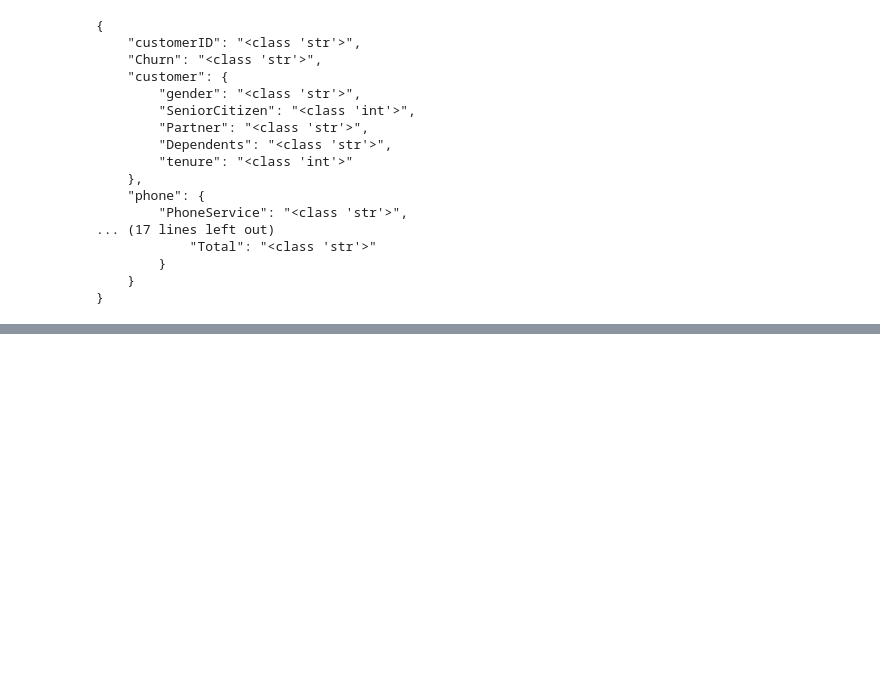
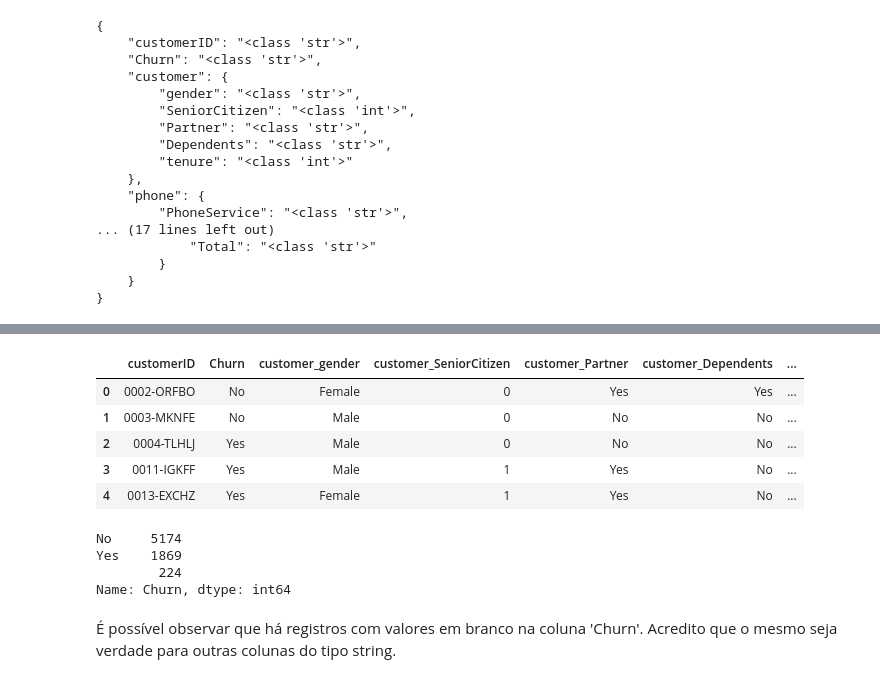
Before and after one commit to vinszrt/alura-voz, a Jupyter notebook: 01. Limpeza dos dados/01. Limpeza dos dados.ipynb, the cells around one changed output, grey strips where cells are left out. Saved outputs shown, nothing was run; the diff lists cells and outputs as text; code cells hidden in the pictures; blank space fills up the shorter version.

```diff
--- a/01. Limpeza dos dados/01. Limpeza dos dados.ipynb
+++ b/01. Limpeza dos dados/01. Limpeza dos dados.ipynb
@@ -43,0 +108,20 @@ Primeiramente, foi possível observar que há dicionários aninhados *(por isso
+# %%
+pd.set_option('display.max_columns', 21)
+dados.head()
+# %% [output]
+|  | customerID | Churn | customer_gender | customer_SeniorCitizen | customer_Partner | customer_Dependents | ... |
+| 0 | 0002-ORFBO | No | Female | 0 | Yes | Yes | ... |
+| 1 | 0003-MKNFE | No | Male | 0 | No | No | ... |
+| 2 | 0004-TLHLJ | Yes | Male | 0 | No | No | ... |
+| 3 | 0011-IGKFF | Yes | Male | 1 | Yes | No | ... |
+| 4 | 0013-EXCHZ | Yes | Female | 1 | Yes | No | ... |
+# %%
+dados['Churn'].value_counts()
+# %% [output]
+No     5174
+Yes    1869
+        224
+Name: Churn, dtype: int64
+# %% [markdown]
+É possível observar que há registros com valores em branco na coluna 'Churn'.
+Acredito que o mesmo seja verdade para outras colunas do tipo string.
```
Also changed, not shown: parts of 29 cells of this notebook.
